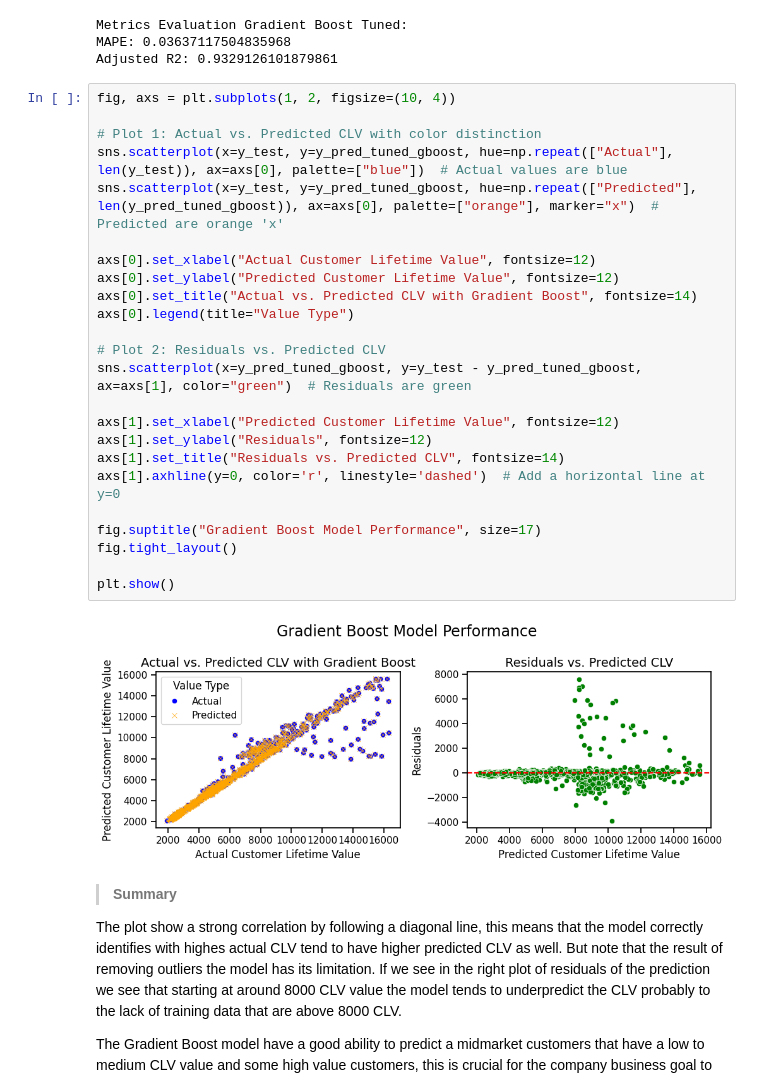
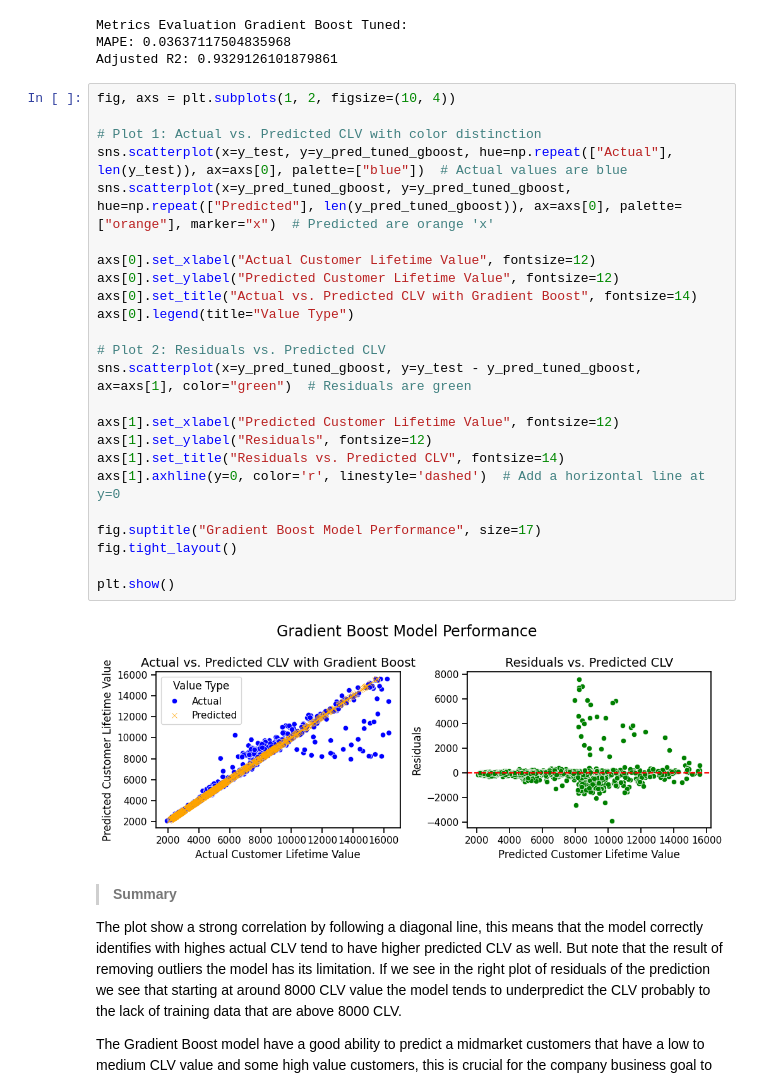
Before and after one commit to PurwadhikaDev/FirestormGroup_DTI_01_FinalProject, a Jupyter notebook: Auto Insurance Final Project Purwadhika.ipynb, the cells around one changed output. Drawn from its saved outputs; the diff is of its cells as text.

```diff
--- a/Auto Insurance Final Project Purwadhika.ipynb
+++ b/Auto Insurance Final Project Purwadhika.ipynb
@@ -2163,29 +2164,29 @@ Adjusted R2: 0.9329126101879861
 # %%
 fig, axs = plt.subplots(1, 2, figsize=(10, 4))
 
 # Plot 1: Actual vs. Predicted CLV with color distinction
 sns.scatterplot(x=y_test, y=y_pred_tuned_gboost, hue=np.repeat(["Actual"], len(y_test)), ax=axs[0], palette=["blue"])  # Actual values are blue
-sns.scatterplot(x=y_test, y=y_pred_tuned_gboost, hue=np.repeat(["Predicted"], len(y_pred_tuned_gboost)), ax=axs[0], palette=["orange"], marker="x")  # Predicted are orange 'x'
+sns.scatterplot(x=y_pred_tuned_gboost, y=y_pred_tuned_gboost, hue=np.repeat(["Predicted"], len(y_pred_tuned_gboost)), ax=axs[0], palette=["orange"], marker="x")  # Predicted are orange 'x'
 
 axs[0].set_xlabel("Actual Customer Lifetime Value", fontsize=12)
 axs[0].set_ylabel("Predicted Customer Lifetime Value", fontsize=12)
 axs[0].set_title("Actual vs. Predicted CLV with Gradient Boost", fontsize=14)
 axs[0].legend(title="Value Type")
 
 # Plot 2: Residuals vs. Predicted CLV
 sns.scatterplot(x=y_pred_tuned_gboost, y=y_test - y_pred_tuned_gboost, ax=axs[1], color="green")  # Residuals are green
 
 axs[1].set_xlabel("Predicted Customer Lifetime Value", fontsize=12)
 axs[1].set_ylabel("Residuals", fontsize=12)
 axs[1].set_title("Residuals vs. Predicted CLV", fontsize=14)
 axs[1].axhline(y=0, color='r', linestyle='dashed')  # Add a horizontal line at y=0
 
 fig.suptitle("Gradient Boost Model Performance", size=17)
 fig.tight_layout()
 
 plt.show()
 # %% [output]
-[figure, old version]
+[figure, new version]
 # %% [markdown]
 >**Summary**
 
```
Also changed, not shown: parts of 13 cells of this notebook.
